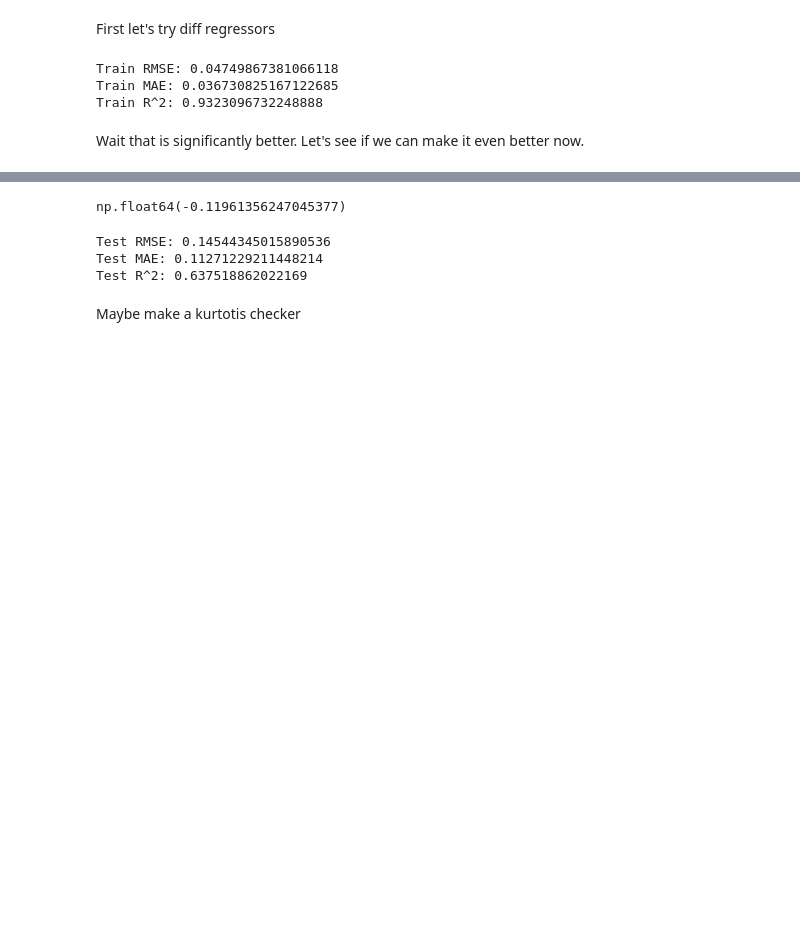
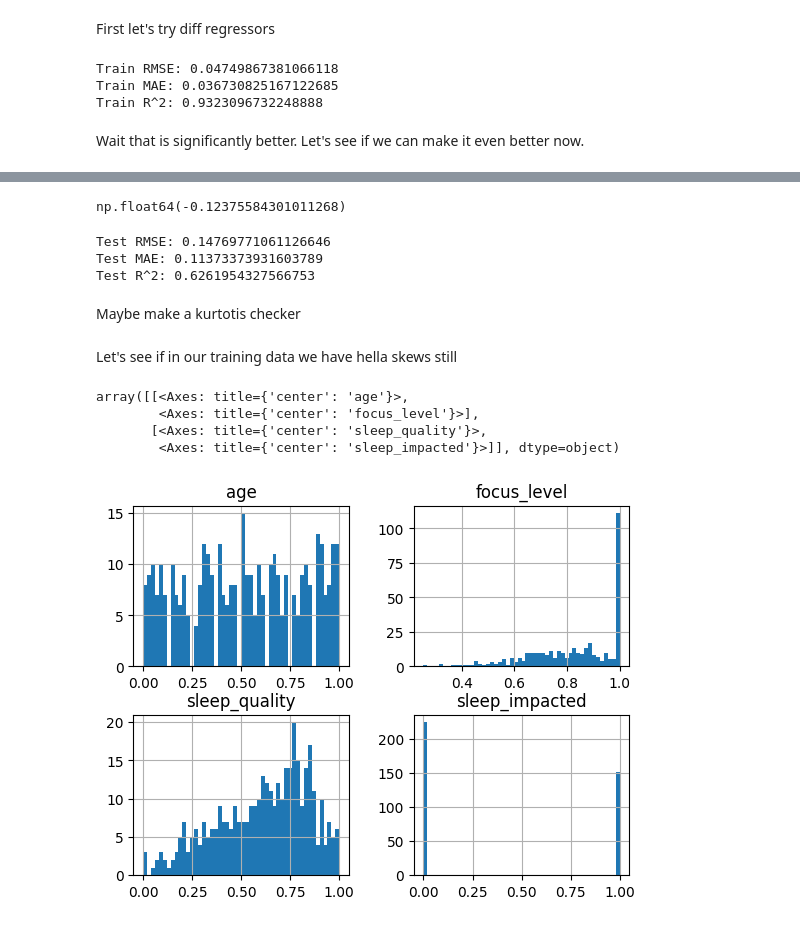
Before and after one commit to anichip/HandsOnMLBook, a Jupyter notebook: 02_CaffeineConsumption_Predictor.ipynb, the cells around one changed output, grey strips where cells are left out. Cells and saved outputs as stored; diff of their text form; code cells hidden in the pictures; blank space fills up the shorter version.

```diff
--- a/02_CaffeineConsumption_Predictor.ipynb
+++ b/02_CaffeineConsumption_Predictor.ipynb
@@ -206,14 +206,14 @@ from sklearn.model_selection import GridSearchCV
 param_grid = [{
     "regression__C":[0.1,1.0,10,100,1000], #larger C = less regularization
     "regression__gamma":[0.0001,0.001,0.01,0.1,1], # how far each training point influences in RBF
-    "regression__epsilon":[0.01,0.1,0.5] #"epsilon-tube" with -- how much error allowed before penalty
+    "regression__epsilon":[0.01,0.1,0.5], #"epsilon-tube" with -- how much error allowed before penalty
 }]
 
 #n_jobs is about CPU cores. It's how many of those param_grid combos to run and evaluate at the same time.
 # -1 is the fastest. But the higher it goes, the more RAM it takes up
 
 #negative RMSE is just -1 * RMSE but helps with consistency. Higher the better
-grid = GridSearchCV(svr,param_grid,cv=5,scoring="neg_root_mean_squared_error")
+grid = GridSearchCV(svr,param_grid,cv=3,scoring="neg_root_mean_squared_error",n_jobs=-1)
 
 grid.fit(X_train,y_train)
 # %% [output]
@@ -238,7 +239,7 @@ GridSearchCV(cv=5,
 # %%
 grid.best_score_
 # %% [output]
-np.float64(-0.11961356247045377)
+np.float64(-0.12375584301011268)
 # %%
 final_model = grid.best_estimator_
 final_pred = final_model.predict(X_test)
@@ -247,8 +248,18 @@ print("Test RMSE:",root_mean_squared_error(y_test,final_pred))
 print("Test MAE:",mean_absolute_error(y_test,final_pred))
 print("Test R^2:",r2_score(y_test,final_pred))
 # %% [output]
-Test RMSE: 0.14544345015890536
-Test MAE: 0.11271229211448214
-Test R^2: 0.637518862022169
+Test RMSE: 0.14769771061126646
+Test MAE: 0.11373373931603789
+Test R^2: 0.6261954327566753
 # %% [markdown]
 Maybe make a kurtotis checker
+# %% [markdown]
+Let's see if in our training data we have hella skews still
+# %%
+X_train.hist(bins=50)
+# %% [output]
+array([[<Axes: title={'center': 'age'}>,
+        <Axes: title={'center': 'focus_level'}>],
+       [<Axes: title={'center': 'sleep_quality'}>,
+        <Axes: title={'center': 'sleep_impacted'}>]], dtype=object)
+[figure, added]
```
Also changed, not shown: parts of 1 cell of this notebook, 5 other files.
